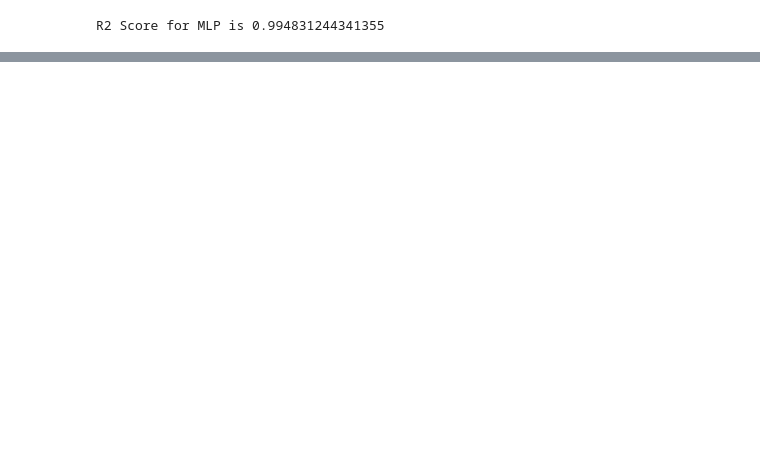
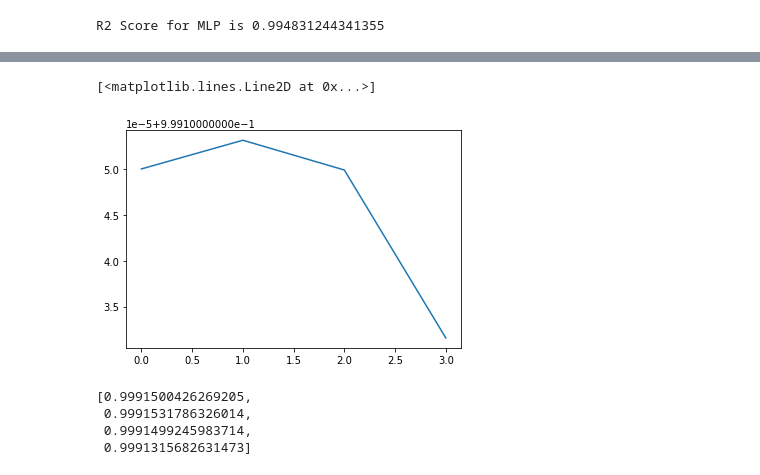
Before and after one commit to sivaprasad2000/CadenceRegressorEW2, a Jupyter notebook: model.ipynb, the cells around one changed output, grey strips where cells are left out. Saved outputs shown, nothing was run; the diff lists cells and outputs as text; code cells hidden in the pictures; blank space fills up the shorter version.

```diff
--- a/model.ipynb
+++ b/model.ipynb
@@ -170,0 +229,8 @@ R2 Score for MLP is 0.994831244341355
+# %%
+scores = []
+for rs in [0,1,2,3]:
+    regr = RandomForestRegressor(max_depth=8, random_state=rs)
+    regr.fit(X_train, Y_train)
+    pred = regr.predict(X_test)
+    scores.append(r2_score(Y_test, pred))
+    print(f"R2 score for the linear regression model is {r2_score(Y_test, pred)}")
@@ -170,0 +242,12 @@ R2 Score for MLP is 0.994831244341355
+# %%
+plt.plot([0,1,2,3],scores)
+# %% [output]
+[<matplotlib.lines.Line2D at 0x...>]
+[figure, added]
+# %%
+scores
+# %% [output]
+[0.9991500426269205,
+ 0.9991531786326014,
+ 0.9991499245983714,
+ 0.9991315682631473]
```
Also changed, not shown: parts of 11 cells of this notebook.
